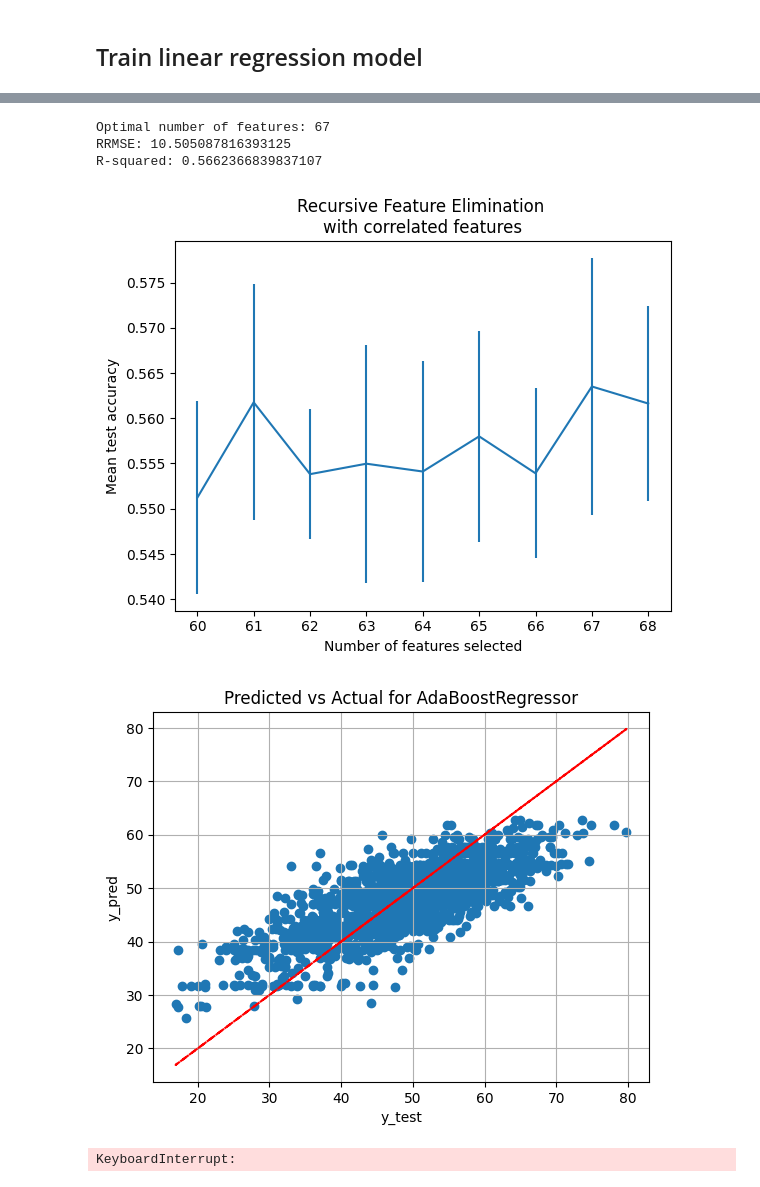
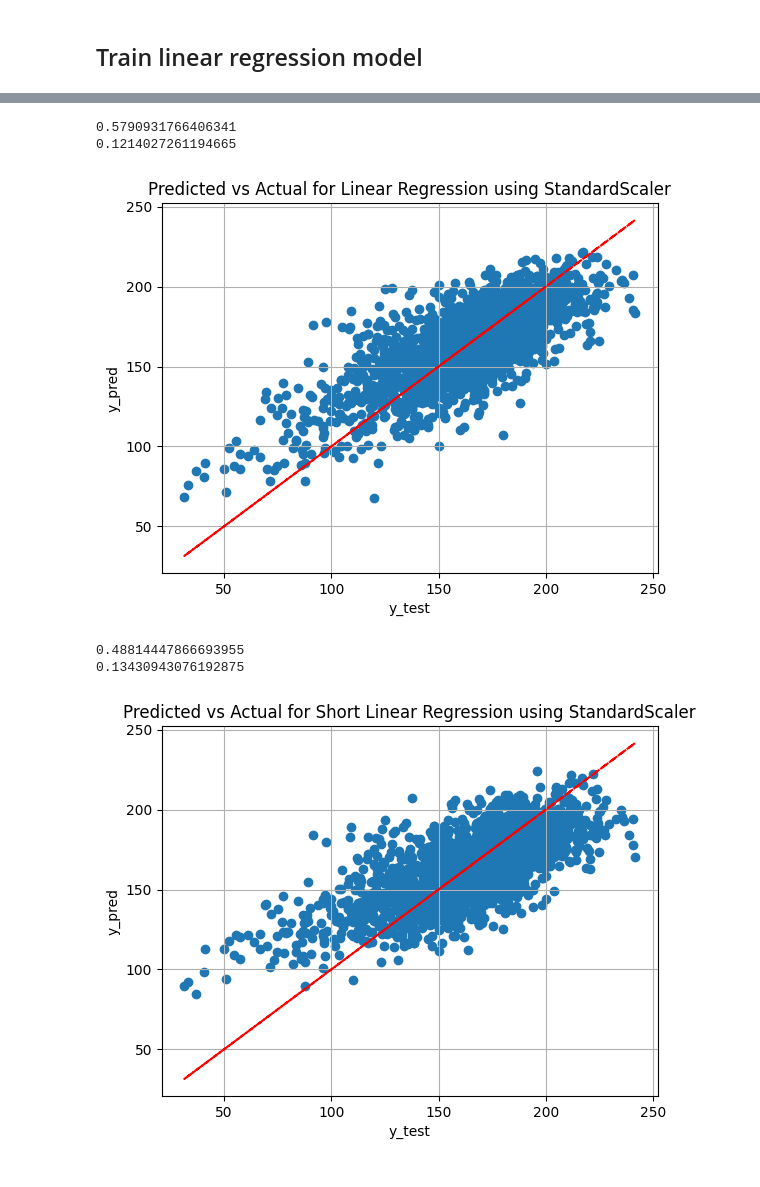
Before and after one commit to claudiosv/Computing-for-Food-Security, a Jupyter notebook: Project 3/ml-tests.ipynb, the cells around one changed output, grey strips where cells are left out. Saved outputs shown, nothing was run; the diff lists cells and outputs as text; code cells hidden in the pictures.

Commit message:
running models

```diff
--- a/Project 3/ml-tests.ipynb
+++ b/Project 3/ml-tests.ipynb
@@ -470,27 +272,30 @@ R-squared: 0.540185293263215
-# %%
-test_model(X_trainST, y_trainNP, X_testST, y_testNP, 60, model=AdaBoostRegressor())
-# %% [output]
-Optimal number of features: 67
-RRMSE: 10.505087816393125
-R-squared: 0.5662366839837107
-[figure, removed]
-[figure, removed]
-# %%
-n_estimators = [10, 100]
-max_depth = [3, 5, 10]
-min_samples_split = [2, 5, 10]
-param_grid = {
-    "max_depth": max_depth,
-    "min_samples_split": min_samples_split,
-    "n_estimators": n_estimators
-}
-
-regrRF_RFE = RandomForestRegressor()
-
-gsh_RF_RFE = HalvingGridSearchCV(
-    estimator=regrRF_RFE, param_grid=param_grid, cv=5
-)
-
-test_model(X_trainST, y_trainNP, X_testST, y_testNP, 20, model=gsh_RF_RFE)
-# %% [output]
-KeyboardInterrupt:
+# %%
+linearST = LinearRegression()
+linearST.fit(long_X_trainST, long_y_trainNP)
+
+y_predLR = linearST.predict(long_X_testST)
+
+r2LR = r2_score(long_y_testNP, y_predLR)
+print(r2LR)
+print(relative_root_mean_squared_error(long_y_testNP, y_predLR))
+
+plot_predictions(long_y_testNP, y_predLR, "Linear Regression using StandardScaler")
+# %% [output]
+0.5790931766406341
+0.1214027261194665
+[figure, added]
+# %%
+linearST = LinearRegression()
+linearST.fit(short_X_trainST, short_y_trainNP)
+
+y_predLR = linearST.predict(short_X_testST)
+
+r2LR = r2_score(short_y_testNP, y_predLR)
+print(r2LR)
+print(relative_root_mean_squared_error(short_y_testNP, y_predLR))
+
+plot_predictions(short_y_testNP, y_predLR, "Short Linear Regression using StandardScaler")
+# %% [output]
+0.48814447866693955
+0.13430943076192875
+[figure, added]
```
Also changed, not shown: parts of 63 cells of this notebook, 17 other files.
